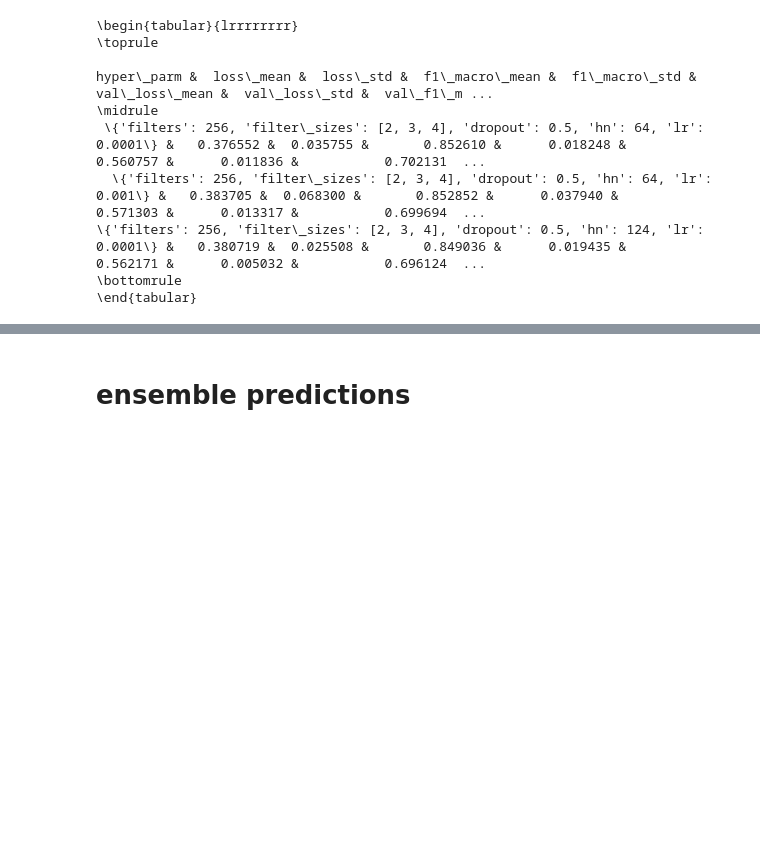
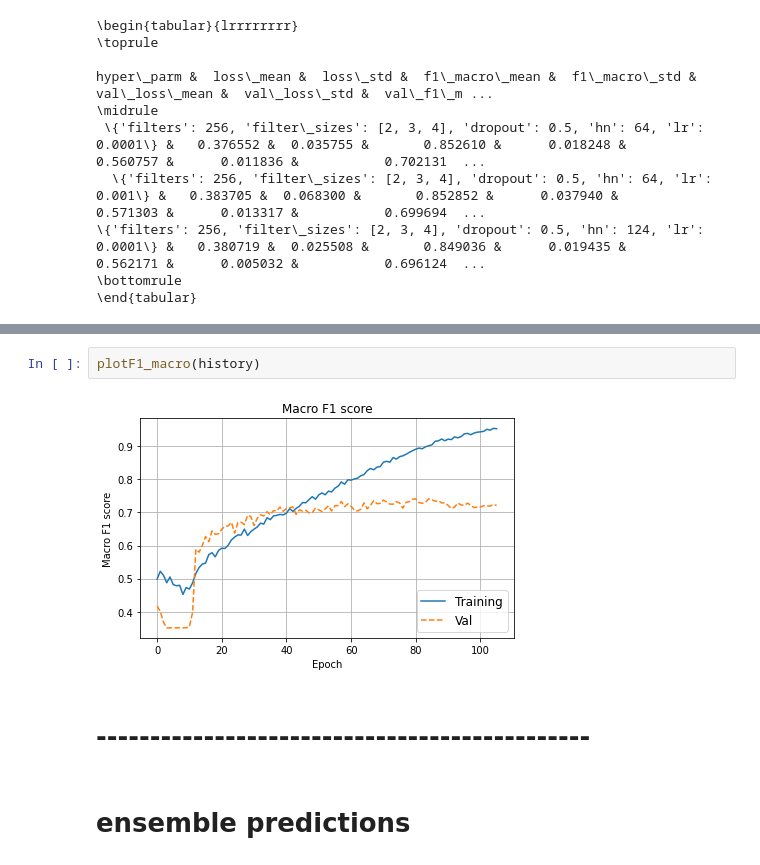
Before and after one commit to alessandrocuda/ReSt, a Jupyter notebook: notebooks/ReStCnn/Kim_CNN.ipynb, the cells around one changed output, grey strips where cells are left out. Saved outputs shown, nothing was run; the diff lists cells and outputs as text; blank space fills up the shorter version.

```diff
--- a/notebooks/ReStCnn/Kim_CNN.ipynb
+++ b/notebooks/ReStCnn/Kim_CNN.ipynb
@@ -516,3 +470,9 @@ plt.show()
+# %%
+plotF1_macro(history)
+# %% [output]
+[figure, added]
+# %% [markdown]
+# ----------------------------------------------
 # %% [markdown]
 # ensemble predictions
 # %%
```
Also changed, not shown: parts of 25 cells of this notebook, 15 other files.
